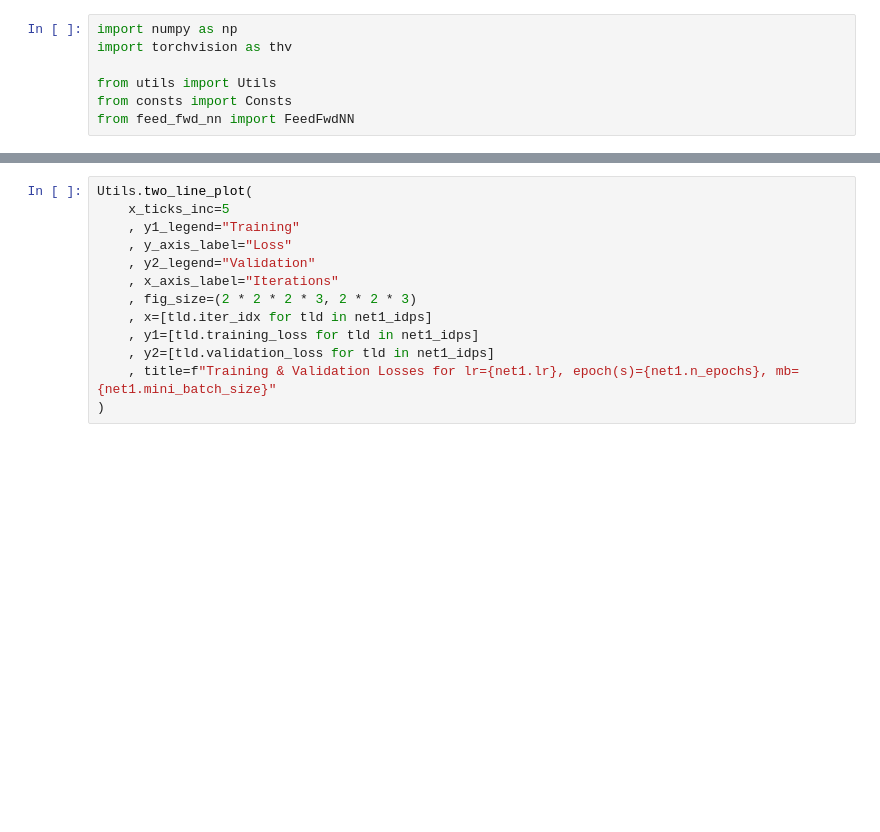
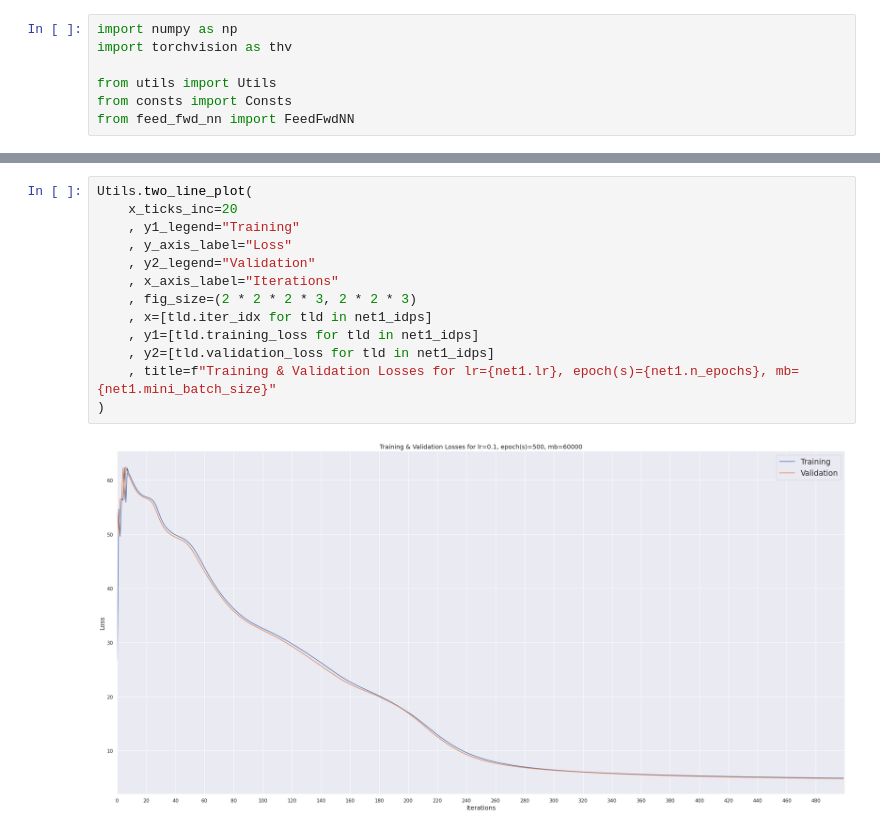
Before and after one commit to thekaveh/ml-eng-lab, a Jupyter notebook: image_classification-mnist-ffnn-numpy/notebook.ipynb, the cells around one changed output, grey strips where cells are left out. Cells and saved outputs as stored; diff of their text form; blank space fills up the shorter version.

Commit message:
updates the image_classifier-mnist-ffnn-numpy

```diff
--- a/image_classification-mnist-ffnn-numpy/notebook.ipynb
+++ b/image_classification-mnist-ffnn-numpy/notebook.ipynb
@@ -114,16 +145,18 @@ net1_idps = net1.train_and_validate()
 # %%
 Utils.two_line_plot(
-    x_ticks_inc=5
+    x_ticks_inc=20
     , y1_legend="Training"
     , y_axis_label="Loss"
     , y2_legend="Validation"
     , x_axis_label="Iterations"
     , fig_size=(2 * 2 * 2 * 3, 2 * 2 * 3)
     , x=[tld.iter_idx for tld in net1_idps]
     , y1=[tld.training_loss for tld in net1_idps]
     , y2=[tld.validation_loss for tld in net1_idps]
     , title=f"Training & Validation Losses for lr={net1.lr}, epoch(s)={net1.n_epochs}, mb={net1.mini_batch_size}"
 )
+# %% [output]
+[figure, added]
 # %%
 net2 = FeedFwdNN(
     lr=0.01
```
Also changed, not shown: parts of 6 cells of this notebook, 1 other file.
